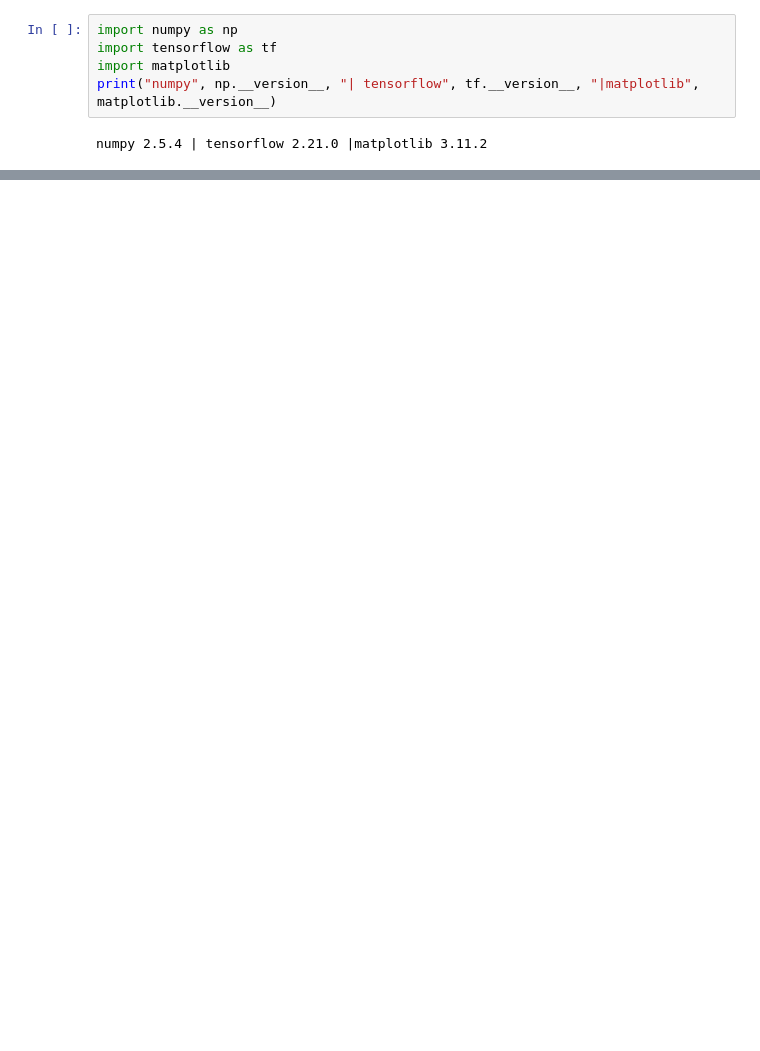
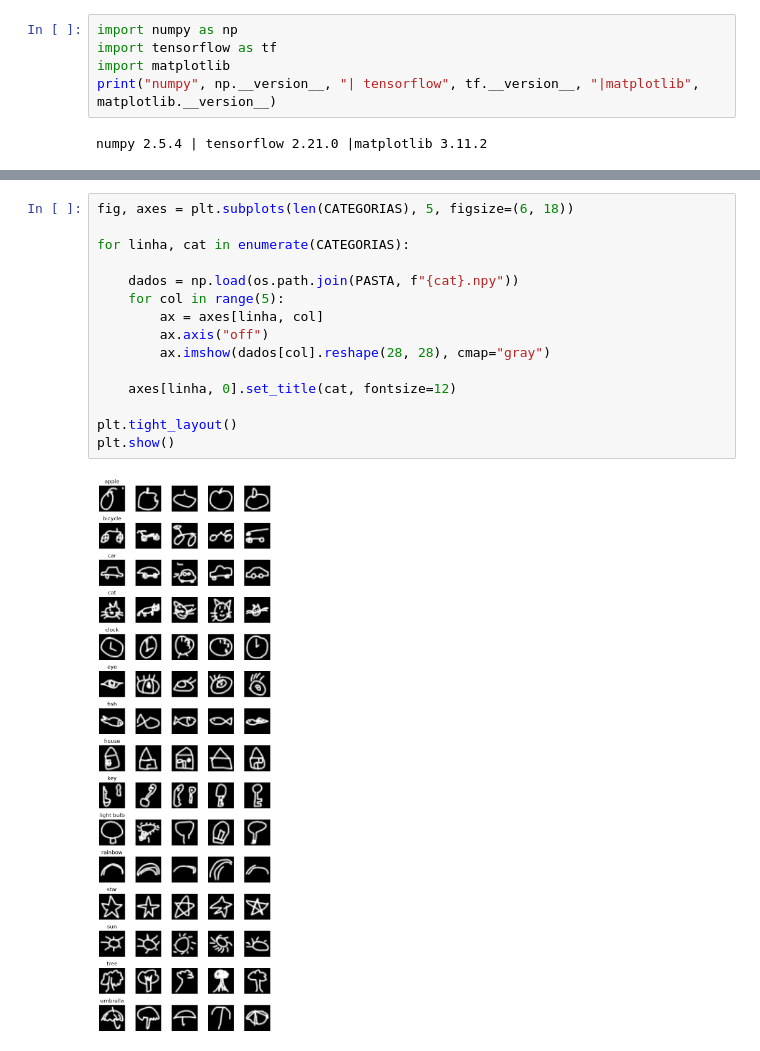
Before and after one commit to miguelangelo-eng/pictionary-esp32, a Jupyter notebook: training/01_dados.ipynb, the cells around one changed output, grey strips where cells are left out. Saved outputs shown, nothing was run; the diff lists cells and outputs as text; blank space fills up the shorter version.

Commit message:
exploração dos dados

```diff
--- a/training/01_dados.ipynb
+++ b/training/01_dados.ipynb
@@ -65,0 +95,17 @@ baixando umbrella...
+# %%
+fig, axes = plt.subplots(len(CATEGORIAS), 5, figsize=(6, 18))
+
+for linha, cat in enumerate(CATEGORIAS):
+
+    dados = np.load(os.path.join(PASTA, f"{cat}.npy"))
+    for col in range(5):
+        ax = axes[linha, col]
+        ax.axis("off")
+        ax.imshow(dados[col].reshape(28, 28), cmap="gray")
+
+    axes[linha, 0].set_title(cat, fontsize=12)
+
+plt.tight_layout()
+plt.show()
+# %% [output]
+[figure, added]
```
Also changed, not shown: parts of 3 cells of this notebook.
